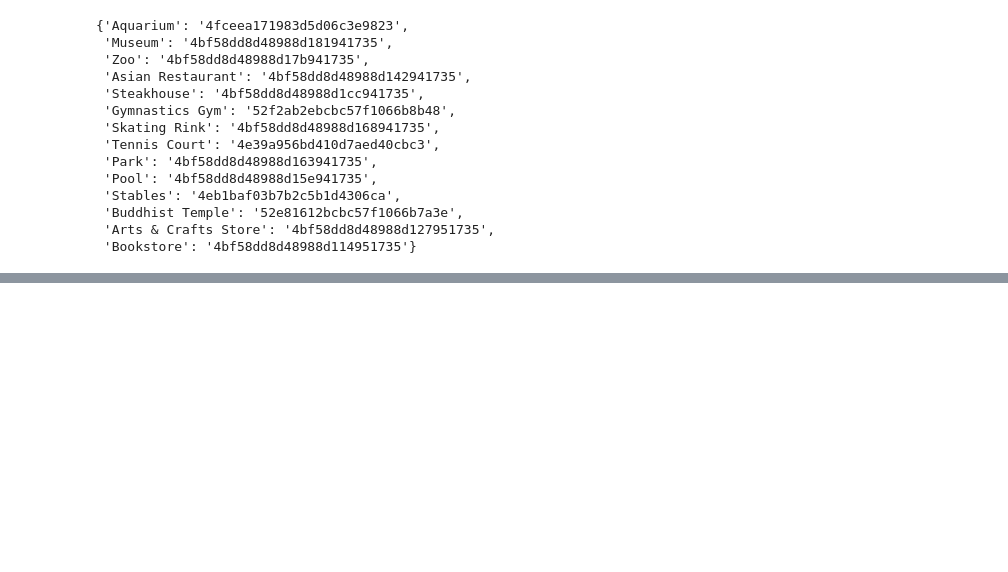
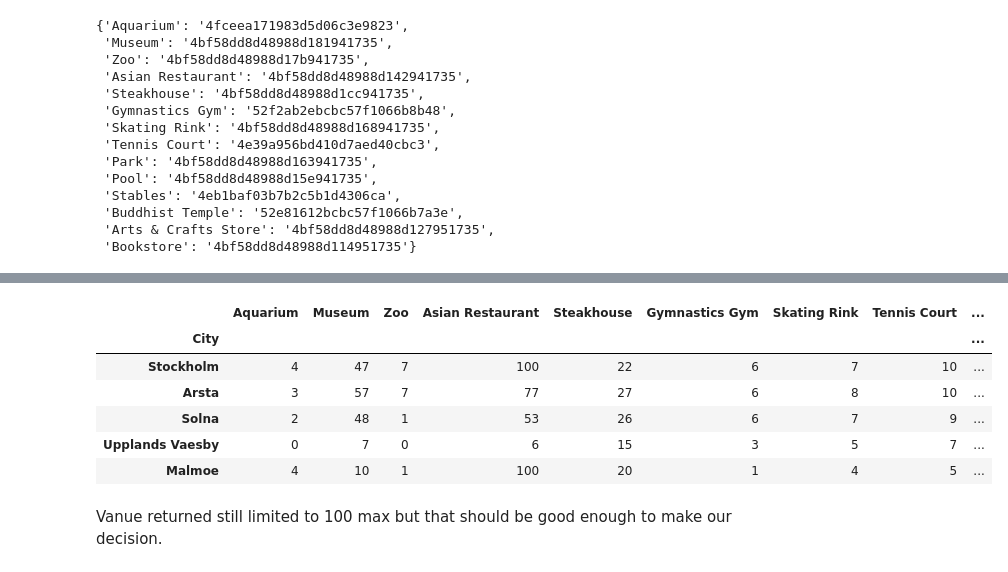
Before and after one commit to PanupatC/Coursera_Capstone, a Jupyter notebook: Coursera_sweden_school_code.ipynb, the cells around one changed output, grey strips where cells are left out. Saved outputs shown, nothing was run; the diff lists cells and outputs as text; code cells hidden in the pictures; blank space fills up the shorter version.

Commit message:
requests category from API and count venues

```diff
--- a/Coursera_sweden_school_code.ipynb
+++ b/Coursera_sweden_school_code.ipynb
@@ -413,10 +416,3 @@ cat_id
  'Buddhist Temple': '52e81612bcbc57f1066b7a3e',
  'Arts & Crafts Store': '4bf58dd8d48988d127951735',
  'Bookstore': '4bf58dd8d48988d114951735'}
-# %%
-# Removing all columns from df_city ready for new values
-df_city = df_city.filter([])
-for city in df_city.index:
-    for cat, id in cat_id.items():
-        print(city, cat, id)
-        break
@@ -428,0 +423,20 @@ Malmoe Aquarium 4fceea171983d5d06c3e9823
+# %%
+import requests
+import json
+
+# Removing all columns from df_city
+df_city = df_city.filter([])
+
+total = {}
+for cat, id in cat_id.items():
+    if cat not in total:
+        total[cat] = []
+    for city in df_city.index:
+        radius = 2000 if city in ['Stockholm', 'Arsta', 'Solna'] else 5000
+        query = f'https://api.foursquare.com/v2/venues/explore?&client_id={ID}&client_secret={SECRET}&near={city},Sweden&radius={radius}&limit=200&v={VERSION}&categoryId={id}'
+        # print(query)
+        # print(city, cat, id)
+        results = requests.get(query).json()
+        count = len(results['response']['groups'][0]['items'])
+        print(f'there are {count} {cat}s in {city}')
+        total[cat].append(count)
@@ -428,0 +461,14 @@ Malmoe Aquarium 4fceea171983d5d06c3e9823
+# %%
+for k, v in total.items():
+    df_city[k] = v
+df_city
+# %% [output]
+|  | Aquarium | Museum | Zoo | Asian Restaurant | Steakhouse | Gymnastics Gym | Skating Rink | Tennis Court | ... |
+| City |  |  |  |  |  |  |  |  | ... |
+| Stockholm | 4 | 47 | 7 | 100 | 22 | 6 | 7 | 10 | ... |
+| Arsta | 3 | 57 | 7 | 77 | 27 | 6 | 8 | 10 | ... |
+| Solna | 2 | 48 | 1 | 53 | 26 | 6 | 7 | 9 | ... |
+| Upplands Vaesby | 0 | 7 | 0 | 6 | 15 | 3 | 5 | 7 | ... |
+| Malmoe | 4 | 10 | 1 | 100 | 20 | 1 | 4 | 5 | ... |
+# %% [markdown]
+Vanue returned still limited to 100 max but that should be good enough to make our decision.
```
Also changed, not shown: parts of 11 cells of this notebook.
